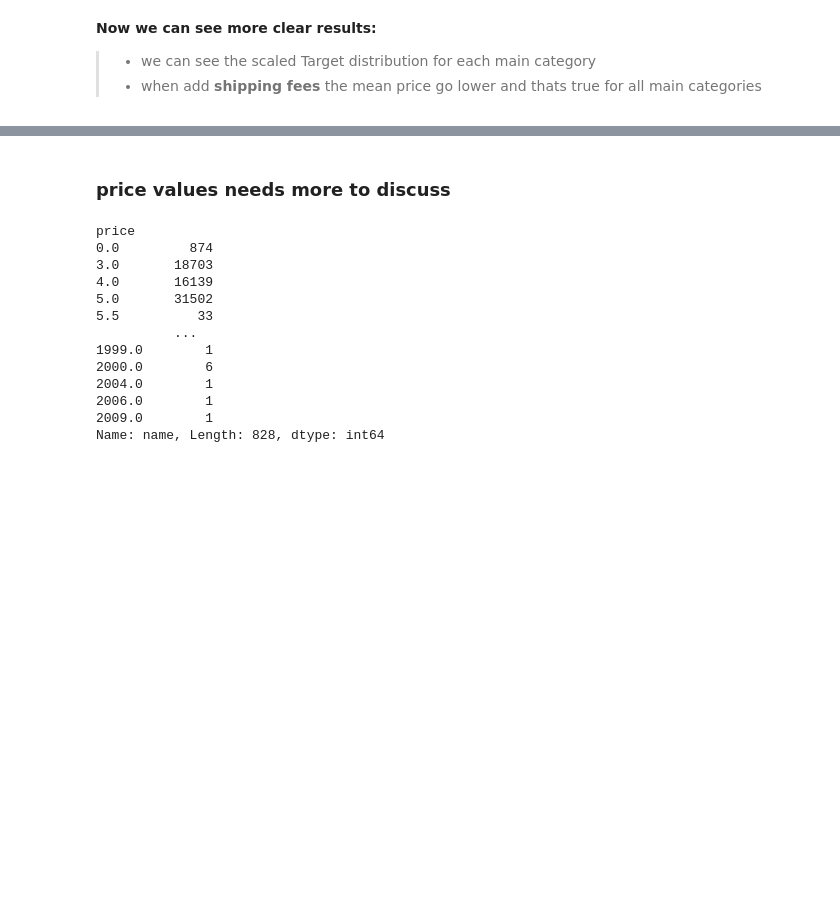
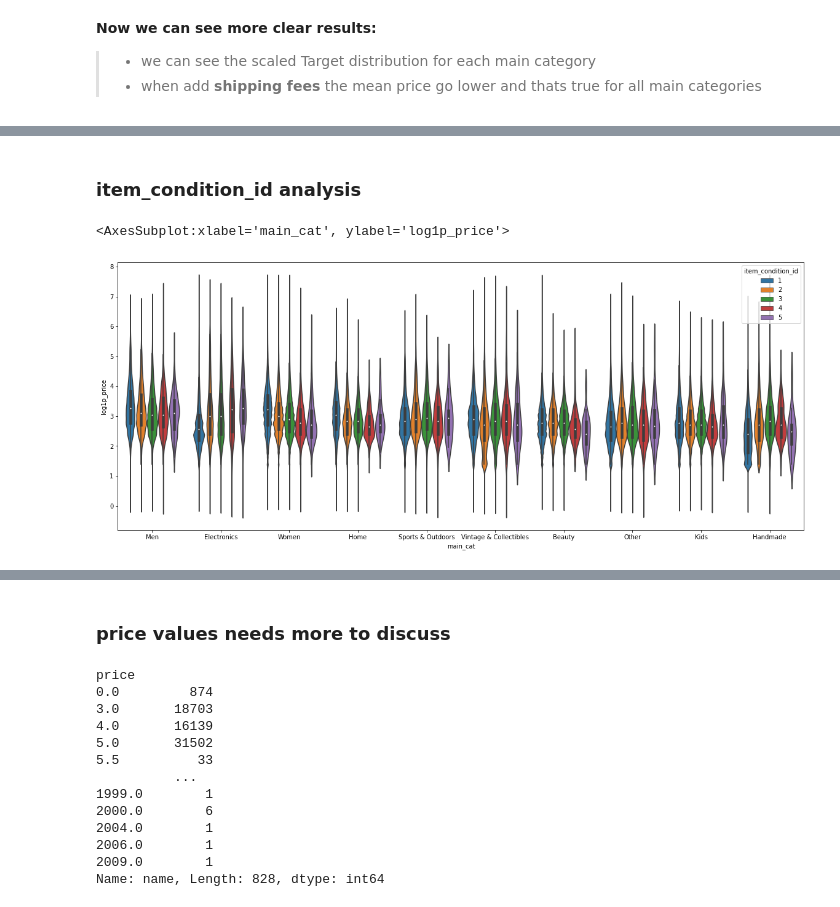
Before and after one commit to baselhx2/mercari, a Jupyter notebook: mpsc_eda.ipynb, the cells around one changed output, grey strips where cells are left out. Drawn from its saved outputs; the diff is of its cells as text; code cells hidden in the pictures; blank space fills up the shorter version.

```diff
--- a/mpsc_eda.ipynb
+++ b/mpsc_eda.ipynb
@@ -223,0 +231,9 @@ sns.violinplot(data=df, x='main_cat', hue='shipping', y='log1p_price')
+# %% [markdown]
+### item_condition_id analysis
+# %%
+# plot the log of prices of each main category and shipping fees
+plt.figure(figsize=(20, 8))
+sns.violinplot(data=df, x='main_cat', hue='item_condition_id', y='log1p_price')
+# %% [output]
+<AxesSubplot:xlabel='main_cat', ylabel='log1p_price'>
+[figure, added]
```
Also changed, not shown: parts of 18 cells of this notebook.
